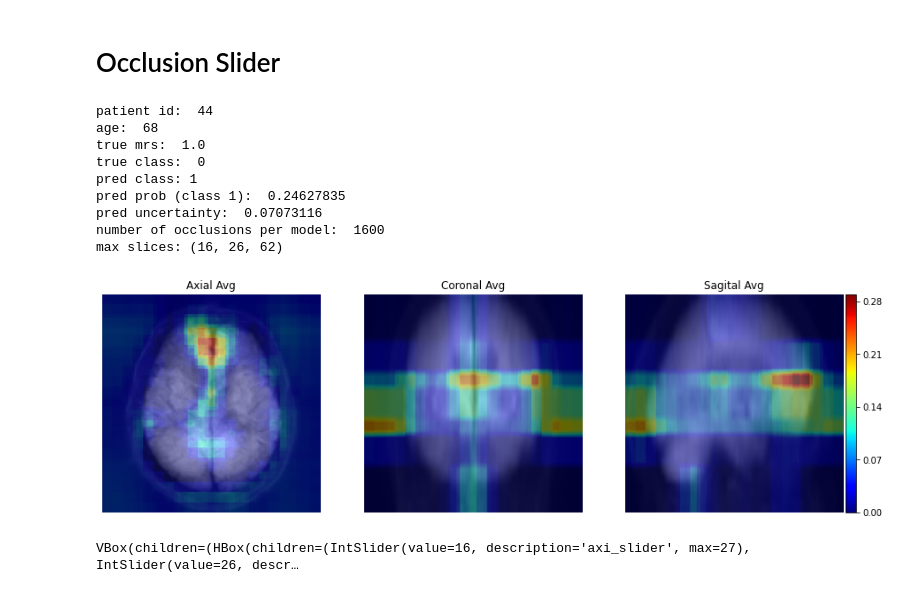
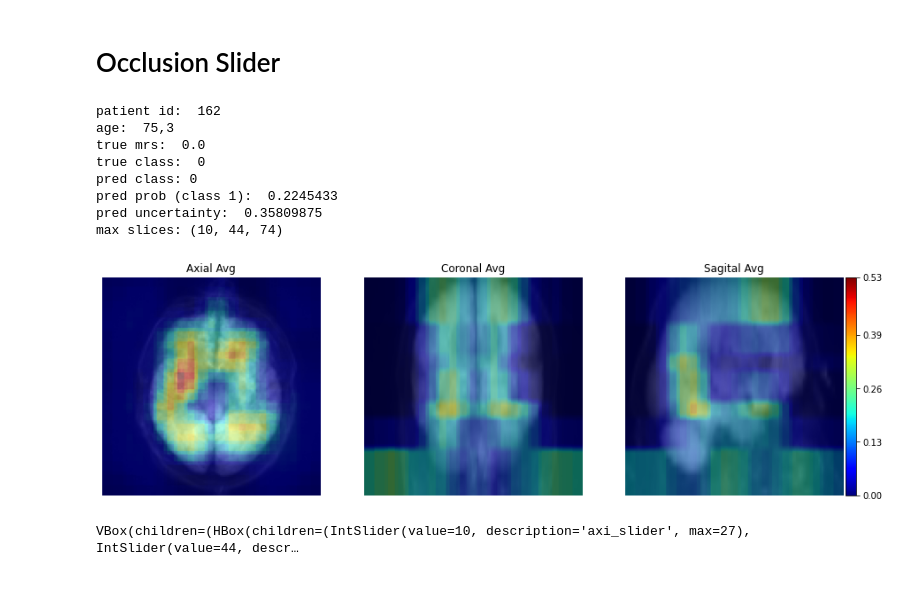
Before and after one commit to NorDar/explainable_AI, a Jupyter notebook: Occlusion_allModels_slider.ipynb, the cells around one changed output. Drawn from its saved outputs; the diff is of its cells as text; code cells hidden in the pictures.

```diff
--- a/Occlusion_allModels_slider.ipynb
+++ b/Occlusion_allModels_slider.ipynb
@@ -48,7 +48,8 @@ save_plot = False
 model_version = 1
 
 # define paths
-WEIGHT_DIR, OUTPUT_DIR, pic_save_name = rdat.dir_setup(DIR, version)
+WEIGHT_DIR, DATA_OUTPUT_DIR, PIC_OUTPUT_DIR, pic_save_name = rdat.dir_setup(
+    DIR, version, model_version)
 # %%
 ## load images and ids
 (X_in, pat, id_tab, all_results, num_models) = rdat.version_setup(
@@ -159,25 +163,24 @@ phm.plot_gradcam(resized_img, heatmap,
 # %%
 # occ_size = (16, 16, 12)
 # occ_stride = 8
 occ_size = (14, 14, 10)
 occ_stride = 6
 
 sl.occlusion_interactive_plot(
-    44,
+    162,
     occ_size = occ_size, occ_stride = occ_stride,
     cnn=model_3d, all_results=all_results, pat=pat, X_in=X_in,
     generate_model_name=generate_model_name, num_models=num_models,
     pat_dat=pat_dat,
     pred_hm_only=True)
 # %% [output]
-patient id:  44
-age:  68
-true mrs:  1.0
+patient id:  162
+age:  75,3
+true mrs:  0.0
 true class:  0
-pred class: 1
-pred prob (class 1):  0.24627835
-pred uncertainty:  0.07073116
-number of occlusions per model:  1600
-max slices: (16, 26, 62)
+pred class: 0
+pred prob (class 1):  0.2245433
+pred uncertainty:  0.35809875
+max slices: (10, 44, 74)
-[figure, old version]
+[figure, new version]
-VBox(children=(HBox(children=(IntSlider(value=16, description='axi_slider', max=27), IntSlider(value=26, descr…
+VBox(children=(HBox(children=(IntSlider(value=10, description='axi_slider', max=27), IntSlider(value=44, descr…
```
Also changed, not shown: parts of 5 cells of this notebook, 7 other files.
